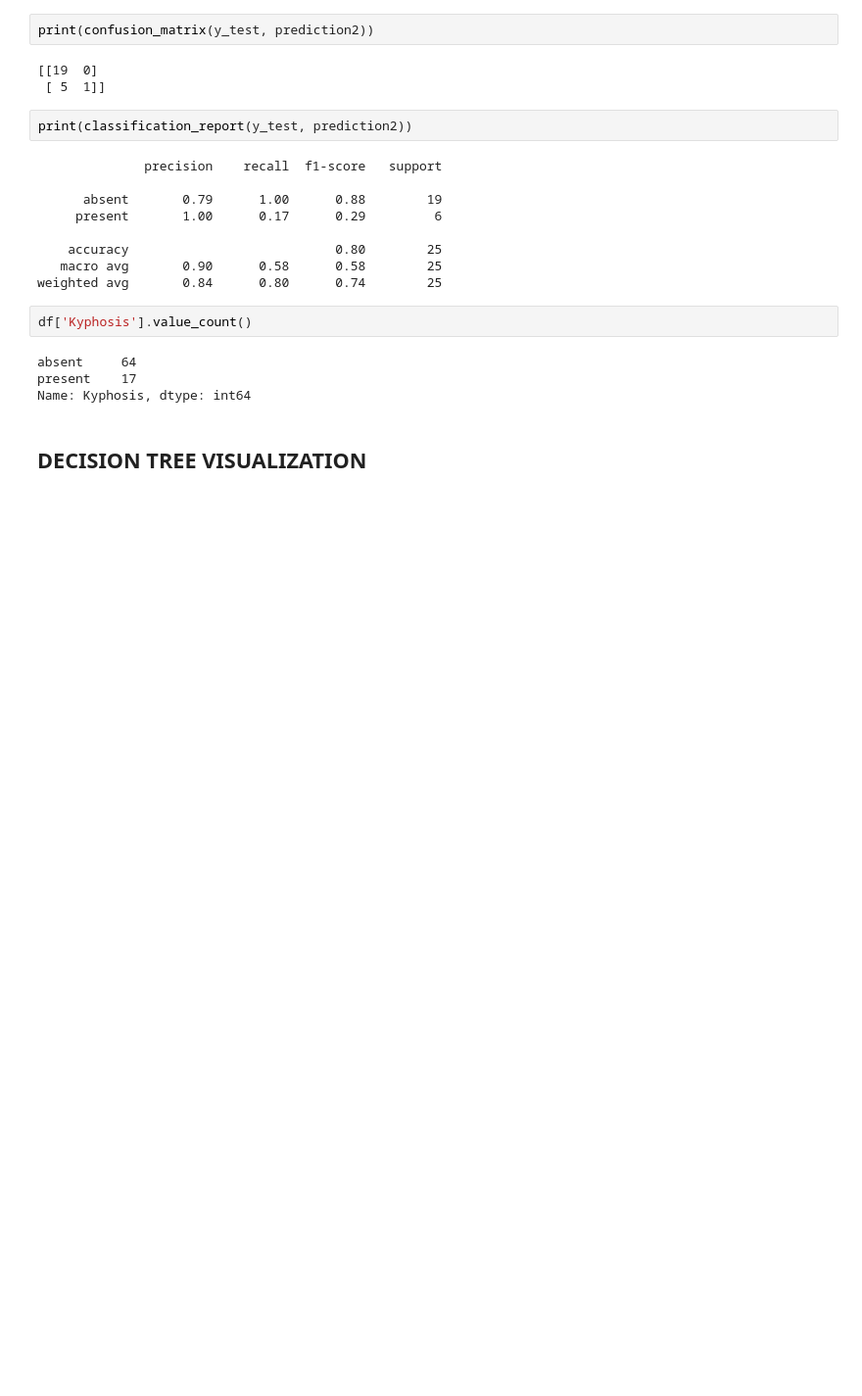
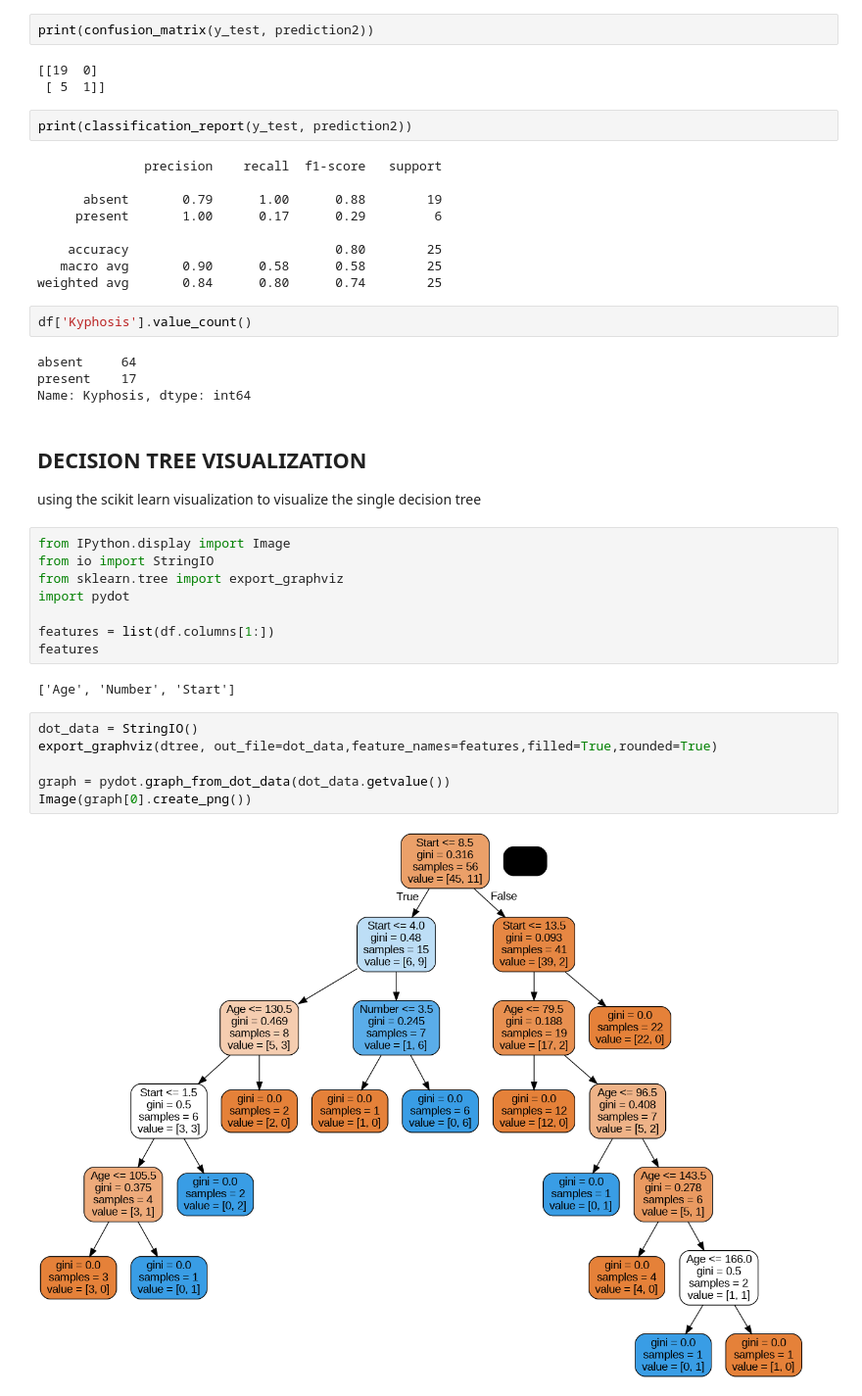
Before and after one commit to MrAgabaidu/Data-Sciences, a Jupyter notebook: Decision_Tree_and_Random_Forest.ipynb, the cells around one changed output. Shown: that part at 98% size. Cells and saved outputs as stored; diff of their text form; blank space fills up the shorter version.

```diff
--- a/Decision_Tree_and_Random_Forest.ipynb
+++ b/Decision_Tree_and_Random_Forest.ipynb
@@ -140,5 +142,25 @@ df['Kyphosis'].value_count()
 absent     64
 present    17
 Name: Kyphosis, dtype: int64
-# %% [markdown]
-## **DECISION TREE VISUALIZATION**
+# %% [markdown]
+## **DECISION TREE VISUALIZATION**
+
+using the scikit learn visualization to visualize the single decision tree
+# %%
+from IPython.display import Image
+from io import StringIO
+from sklearn.tree import export_graphviz
+import pydot
+
+features = list(df.columns[1:])
+features
+# %% [output]
+['Age', 'Number', 'Start']
+# %%
+dot_data = StringIO()
+export_graphviz(dtree, out_file=dot_data,feature_names=features,filled=True,rounded=True)
+
+graph = pydot.graph_from_dot_data(dot_data.getvalue())
+Image(graph[0].create_png())
+# %% [output]
+[figure, added]
```
Also changed, not shown: parts of 2 cells of this notebook.
